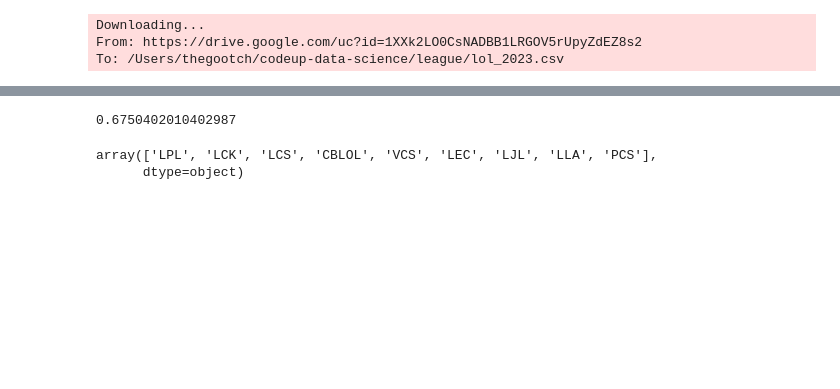
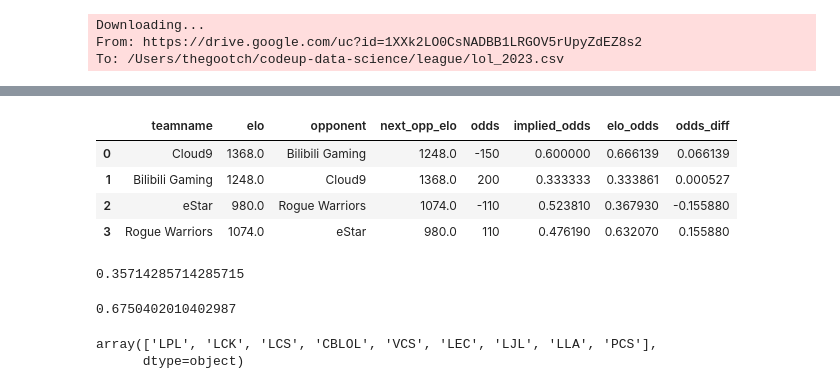
Before and after one commit to richie-p-meyer/league, a Jupyter notebook: scratch.ipynb, the cells around one changed output, grey strips where cells are left out. Drawn from its saved outputs; the diff is of its cells as text; code cells hidden in the pictures; blank space fills up the shorter version.

```diff
--- a/scratch.ipynb
+++ b/scratch.ipynb
@@ -140 +186,13 @@ win_prob(1)
+# %%
+ok
+# %% [output]
+|  | teamname | elo | opponent | next_opp_elo | odds | implied_odds | elo_odds | odds_diff |
+| 0 | Cloud9 | 1368.0 | Bilibili Gaming | 1248.0 | -150 | 0.600000 | 0.666139 | 0.066139 |
+| 1 | Bilibili Gaming | 1248.0 | Cloud9 | 1368.0 | 200 | 0.333333 | 0.333861 | 0.000527 |
+| 2 | eStar | 980.0 | Rogue Warriors | 1074.0 | -110 | 0.523810 | 0.367930 | -0.155880 |
+| 3 | Rogue Warriors | 1074.0 | eStar | 980.0 | 110 | 0.476190 | 0.632070 | 0.155880 |
+# %%
+win_prob(180) #based on betting odds
+# %% [output]
+0.35714285714285715
 # %%
```
Also changed, not shown: parts of 10 cells of this notebook.
